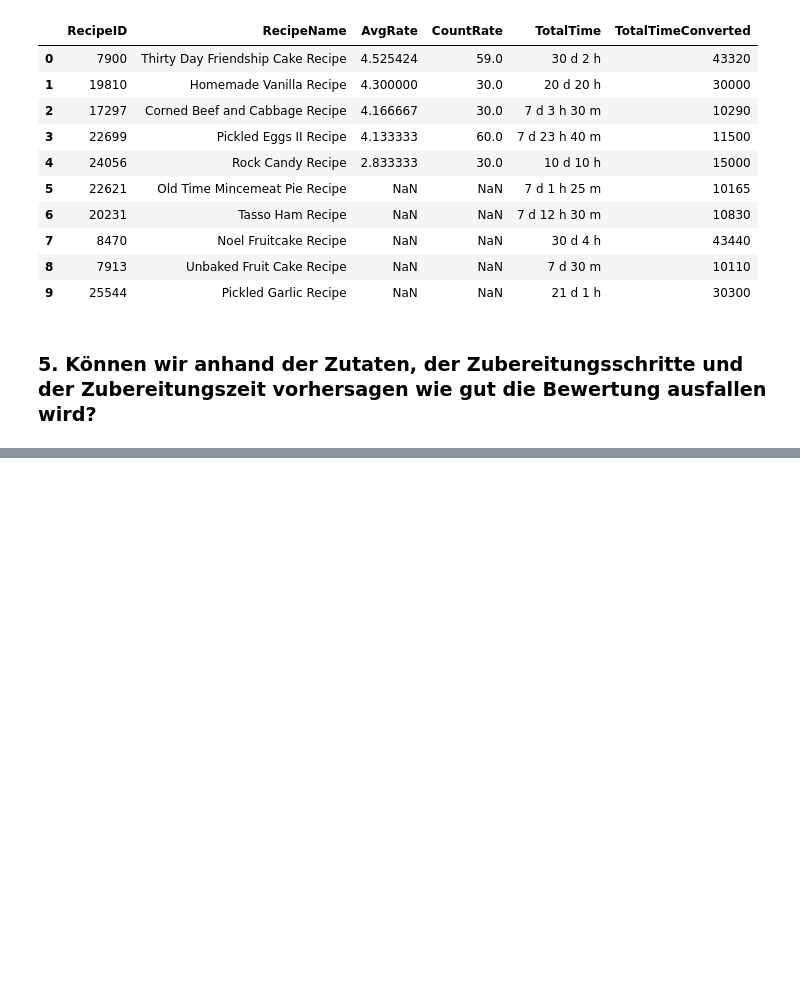
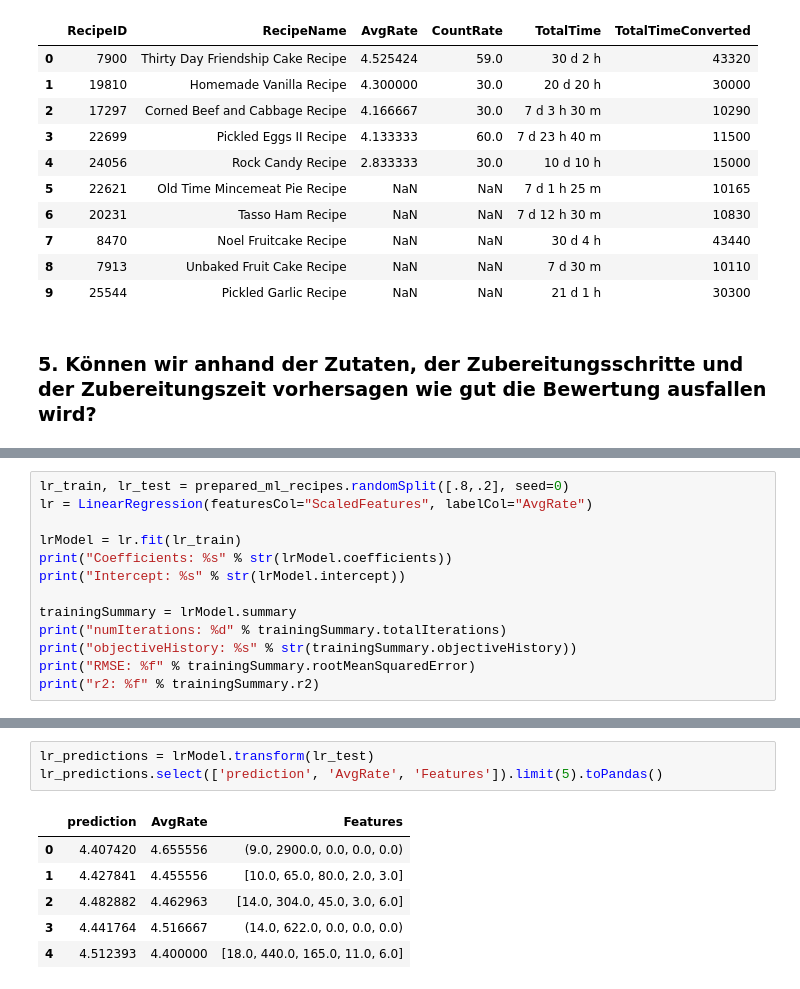
Before and after one commit to PatrikHubster/Recipes, a Jupyter notebook: bdv.ipynb, the cells around one changed output, grey strips where cells are left out. Drawn from its saved outputs; the diff is of its cells as text; blank space fills up the shorter version.

```diff
--- a/bdv.ipynb
+++ b/bdv.ipynb
@@ -215,0 +285,13 @@ ten_longest_recipes\
+# %%
+lr_train, lr_test = prepared_ml_recipes.randomSplit([.8,.2], seed=0)
+lr = LinearRegression(featuresCol="ScaledFeatures", labelCol="AvgRate")
+
+lrModel = lr.fit(lr_train)
+print("Coefficients: %s" % str(lrModel.coefficients))
+print("Intercept: %s" % str(lrModel.intercept))
+
+trainingSummary = lrModel.summary
+print("numIterations: %d" % trainingSummary.totalIterations)
+print("objectiveHistory: %s" % str(trainingSummary.objectiveHistory))
+print("RMSE: %f" % trainingSummary.rootMeanSquaredError)
+print("r2: %f" % trainingSummary.r2)
@@ -215,0 +363,10 @@ ten_longest_recipes\
+# %%
+lr_predictions = lrModel.transform(lr_test)
+lr_predictions.select(['prediction', 'AvgRate', 'Features']).limit(5).toPandas()
+# %% [output]
+|  | prediction | AvgRate | Features |
+| 0 | 4.407420 | 4.655556 | (9.0, 2900.0, 0.0, 0.0, 0.0) |
+| 1 | 4.427841 | 4.455556 | [10.0, 65.0, 80.0, 2.0, 3.0] |
+| 2 | 4.482882 | 4.462963 | [14.0, 304.0, 45.0, 3.0, 6.0] |
+| 3 | 4.441764 | 4.516667 | (14.0, 622.0, 0.0, 0.0, 0.0) |
+| 4 | 4.512393 | 4.400000 | [18.0, 440.0, 165.0, 11.0, 6.0] |
```
Also changed, not shown: parts of 16 cells of this notebook.
